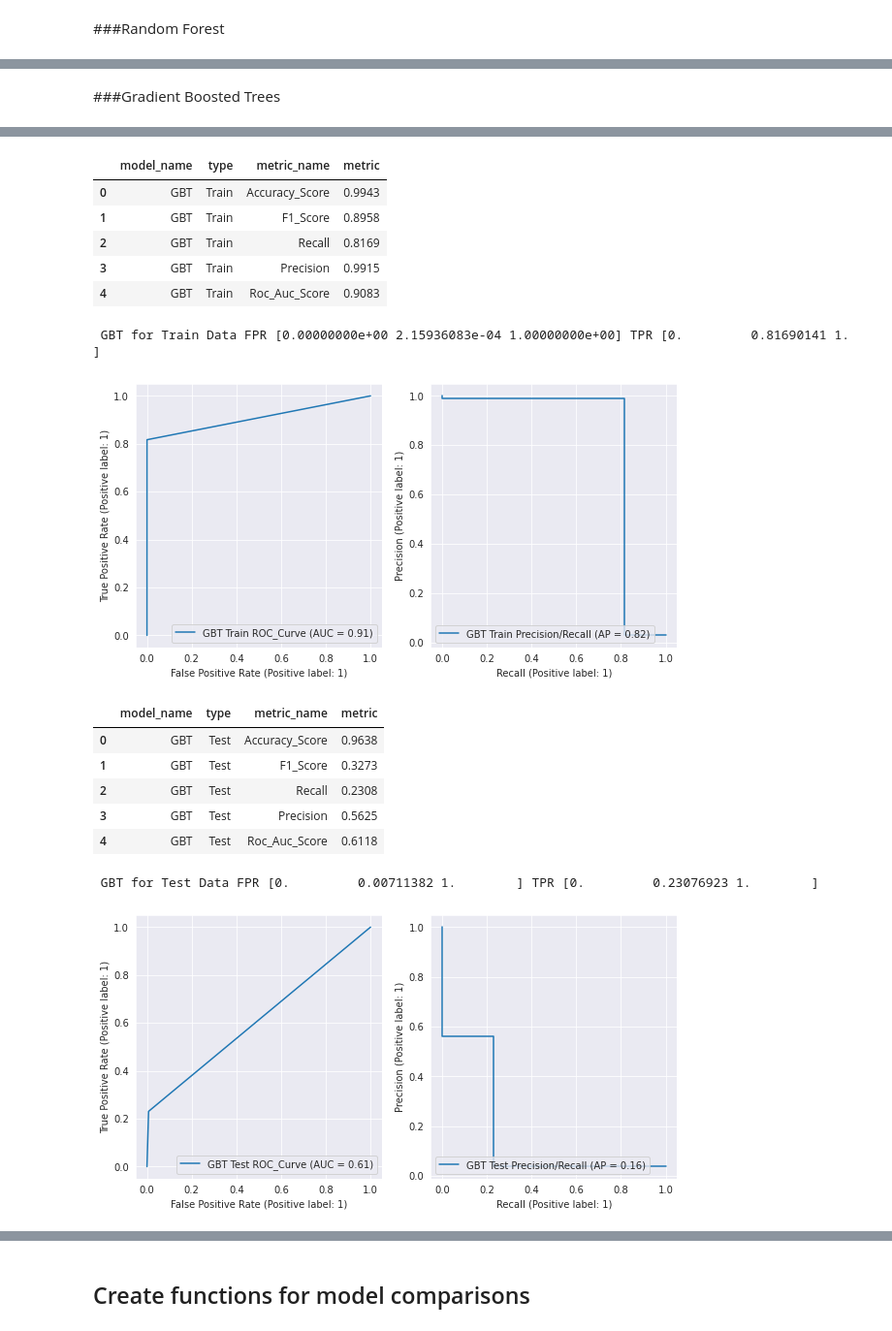
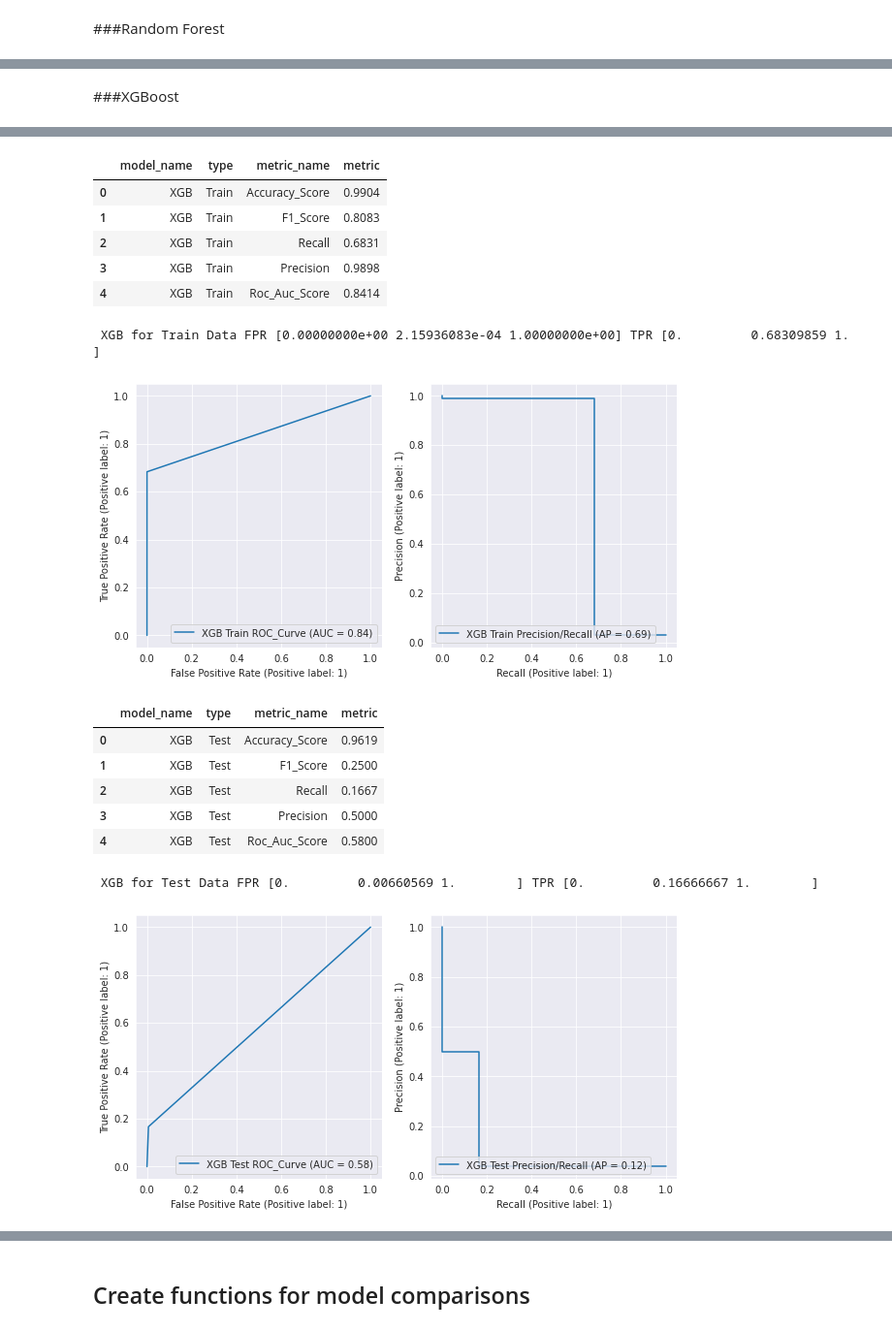
Before and after one commit to spros1/TaiwaneseBankruptcyPrediction, a Jupyter notebook: TaiwaneseBankruptcyPrediction.ipynb, the cells around one changed output, grey strips where cells are left out. Shown at 97% size. Cells and saved outputs as stored; diff of their text form; code cells hidden in the pictures.

```diff
--- a/TaiwaneseBankruptcyPrediction.ipynb
+++ b/TaiwaneseBankruptcyPrediction.ipynb
@@ -418,18 +420,18 @@ RandomForest took 2.8243 seconds or 0.0471 minutes to run.
-# %% [markdown]
-###Gradient Boosted Trees
+# %% [markdown]
+###XGBoost
 # %%
-# Gradient Boosted Trees Run
-GBT_model, GBT_runtime = run_model(GradientBoostingClassifier(), 'GradientBoostedTrees')
-train_pred_GBT = prediction(GBT_model, X_train)
-test_pred_GBT = prediction(GBT_model, X_test)
+# XGBoost run
+XGB_model, XGB_runtime = run_model(XGBClassifier(), 'XGBClassifier')
+train_pred_XGB = prediction(XGB_model, X_train)
+test_pred_XGB = prediction(XGB_model, X_test)
 
-# Gradient Boosted Trees Evaluation
-GBT_train = evaluating_model(y_train, train_pred_GBT, 'GBT', 'Train')
+# XGBoost Evaluation
+XGB_train = evaluating_model(y_train, train_pred_XGB, 'XGB', 'Train')
 print("\n")
-eval_classification(train_pred_GBT, y_train, X_train,'GBT', 'Train')
+eval_classification(train_pred_XGB, y_train, X_train,'XGB', 'Train')
 
 print("\n")
-GBT_test = evaluating_model(y_test, test_pred_GBT,'GBT', 'Test')
+XGB_test = evaluating_model(y_test, test_pred_XGB,'XGB', 'Test')
 print("\n")
-eval_classification(test_pred_GBT, y_test, X_test, 'GBT', 'Test')
+eval_classification(test_pred_XGB, y_test, X_test, 'XGB', 'Test')
 # %% [output]
@@ -437,16 +439,16 @@ GradientBoostedTrees took 12.7302 seconds or 0.2122 minutes to run.
 |  | model_name | type | metric_name | metric |
-| 0 | GBT | Train | Accuracy_Score | 0.9943 |
-| 1 | GBT | Train | F1_Score | 0.8958 |
-| 2 | GBT | Train | Recall | 0.8169 |
-| 3 | GBT | Train | Precision | 0.9915 |
-| 4 | GBT | Train | Roc_Auc_Score | 0.9083 |
+| 0 | XGB | Train | Accuracy_Score | 0.9904 |
+| 1 | XGB | Train | F1_Score | 0.8083 |
+| 2 | XGB | Train | Recall | 0.6831 |
+| 3 | XGB | Train | Precision | 0.9898 |
+| 4 | XGB | Train | Roc_Auc_Score | 0.8414 |
- GBT for Train Data FPR [0.00000000e+00 2.15936083e-04 1.00000000e+00] TPR [0.         0.81690141 1.        ]
+ XGB for Train Data FPR [0.00000000e+00 2.15936083e-04 1.00000000e+00] TPR [0.         0.68309859 1.        ]
-[figure, old version]
+[figure, new version]
 |  | model_name | type | metric_name | metric |
-| 0 | GBT | Test | Accuracy_Score | 0.9638 |
-| 1 | GBT | Test | F1_Score | 0.3273 |
-| 2 | GBT | Test | Recall | 0.2308 |
-| 3 | GBT | Test | Precision | 0.5625 |
-| 4 | GBT | Test | Roc_Auc_Score | 0.6118 |
+| 0 | XGB | Test | Accuracy_Score | 0.9619 |
+| 1 | XGB | Test | F1_Score | 0.2500 |
+| 2 | XGB | Test | Recall | 0.1667 |
+| 3 | XGB | Test | Precision | 0.5000 |
+| 4 | XGB | Test | Roc_Auc_Score | 0.5800 |
- GBT for Test Data FPR [0.         0.00711382 1.        ] TPR [0.         0.23076923 1.        ]
+ XGB for Test Data FPR [0.         0.00660569 1.        ] TPR [0.         0.16666667 1.        ]
-[figure, old version]
+[figure, new version]
```
Also changed, not shown: parts of 12 cells of this notebook.
